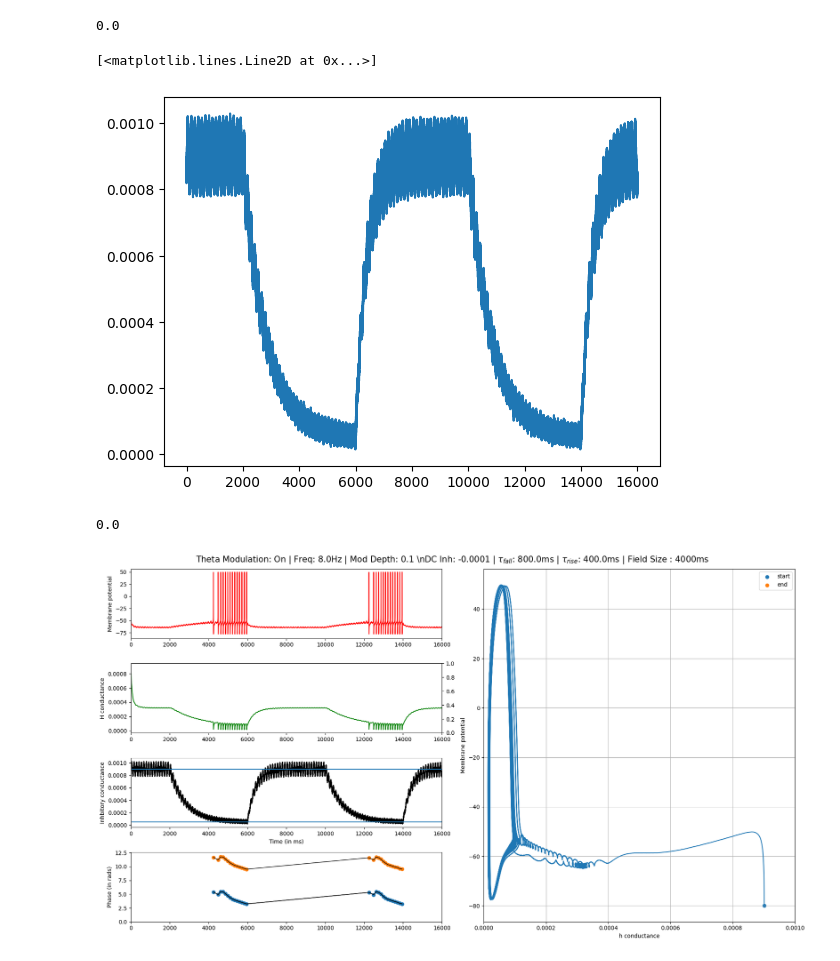
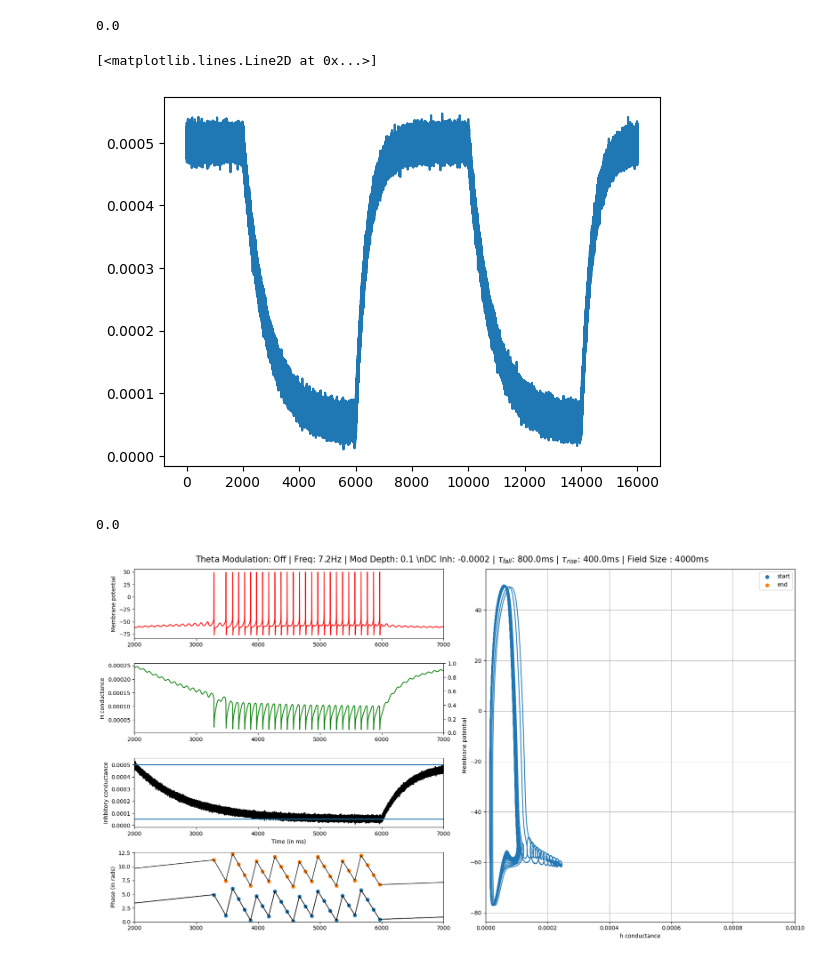
Before and after one commit to tiny-infinity/GridCellsTheta, a Jupyter notebook: success_pp.ipynb, the cells around one changed output. Cells and saved outputs as stored; diff of their text form; code cells hidden in the pictures.

```diff
--- a/success_pp.ipynb
+++ b/success_pp.ipynb
@@ -15,17 +15,17 @@ All imports OK
 # %%
 #input parameters. specify everything here.
 
-theta_status = True #whether the inhitory conductance is theta modulated.
-theta_freq = 8.0
+theta_status = False #whether the inhitory conductance is theta modulated.
+theta_freq = 7.2
 
-g_max = 0.0009
+g_max = 0.0005
 g_min = 0.00005
 mod_depth = 0.1
 
 tau_fall = 800.0 #ms. rate at which inhibition drops.
 tau_rise = 400.0 #ms. rate at which inhibition rises.
 
-dc_current = -1e-4 #inhibitory dc current to stellate cell.
+dc_current = -2e-4 #inhibitory dc current to stellate cell.
 
 field_size = 4000 #ms
 bw_field_size = 4000 #ms
@@ -97,7 +98,7 @@ inhib_cond_arr = np.maximum(inhib_cond_arr,0.00001)
 plt.plot(time_arr,inhib_cond_arr)
 # %% [output]
 [<matplotlib.lines.Line2D at 0x...>]
-[figure, old version]
+[figure, new version]
 # %%
 
 #inputs to stellate cell
@@ -148,8 +149,8 @@ from matplotlib.gridspec import GridSpec
 
 gh_cond = stellate_gh_vec.to_python()
 memb_pot = stell_v.to_python()
-start_time = 0
-end_time =  sim_dur
+start_time = 2000
+end_time =  7000
 start_idx = int(start_time/h.dt)
 end_idx = int(end_time/h.dt)
 
@@ -175,31 +176,31 @@ ax0.plot(time_arr[start_idx:end_idx],memb_pot[start_idx:end_idx],color='red')
 ax2.plot(time_arr[start_idx:end_idx],inhib_cond_arr[start_idx:end_idx],color='black')
 ax2.axhline(y=g_max)
 ax3.plot(spikes_arr,phases,linewidth=1,color='black')
 ax2.axhline(y=g_min)
 ax3.plot(spikes_arr,phases,linewidth=1,color='black')
 ax3.plot(spikes_arr,phases_shifted,linewidth=1,color='black')
 ax3.scatter(spikes_arr,phases)
 ax3.scatter(spikes_arr,phases_shifted)
 ax3.set_ylabel("Phase (in rads)")
 ax3.set_ylim(0,4*np.pi)
 ax_phase.plot(gh_cond[start_idx:end_idx],memb_pot[start_idx:end_idx])
 ax_phase.scatter(gh_cond[start_idx],memb_pot[start_idx],label='start')
 ax_phase.scatter(gh_cond[end_idx],memb_pot[end_idx],label='end')
 ax_phase.legend()
 ax_phase.set_xlabel("h conductance")
 ax_phase.set_ylabel("Membrane potential")
 ax_phase.set_xlim(0,0.001)
 ax0.set_xlim(start_time,end_time)
 ax1.set_xlim(start_time,end_time)
 ax2.set_xlim(start_time,end_time)
 ax3.set_xlim(start_time,end_time)
 
 theta_status_str = "On" if theta_status else 'Off'
 plt.suptitle(f"Theta Modulation: {theta_status_str} | Freq: {theta_freq}Hz | Mod Depth: {mod_depth} \\n"
              f"DC Inh: {dc_current} | $\\tau_{{fall}}$: {tau_fall}ms | $\\tau_{{rise}}$: {tau_rise}ms | Field Size : {field_size}ms",
              fontsize=15)
 plt.grid(True)
 plt.tight_layout()
 plt.show()
 # %% [output]
-[figure, old version]
+[figure, new version]
```
Also changed, not shown: parts of 1 cell of this notebook.
